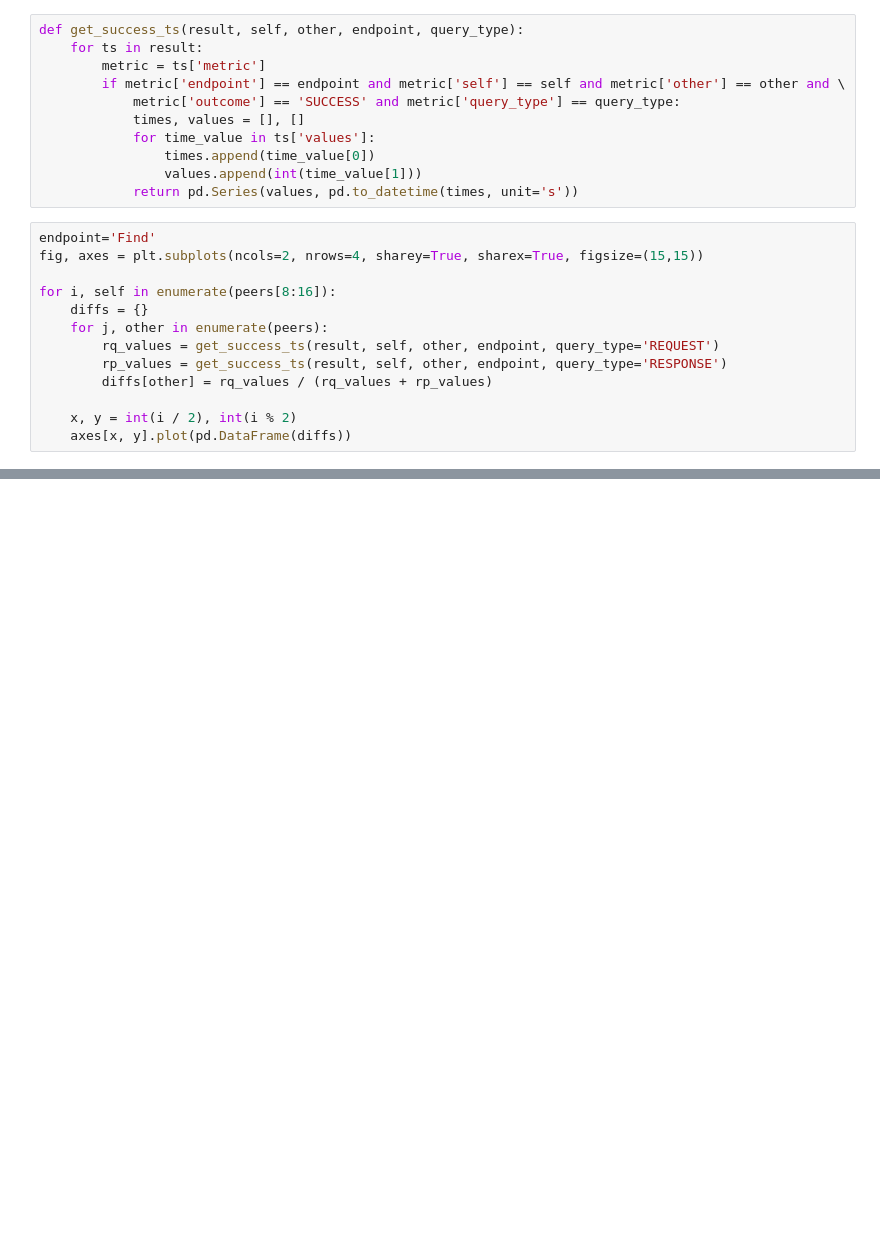
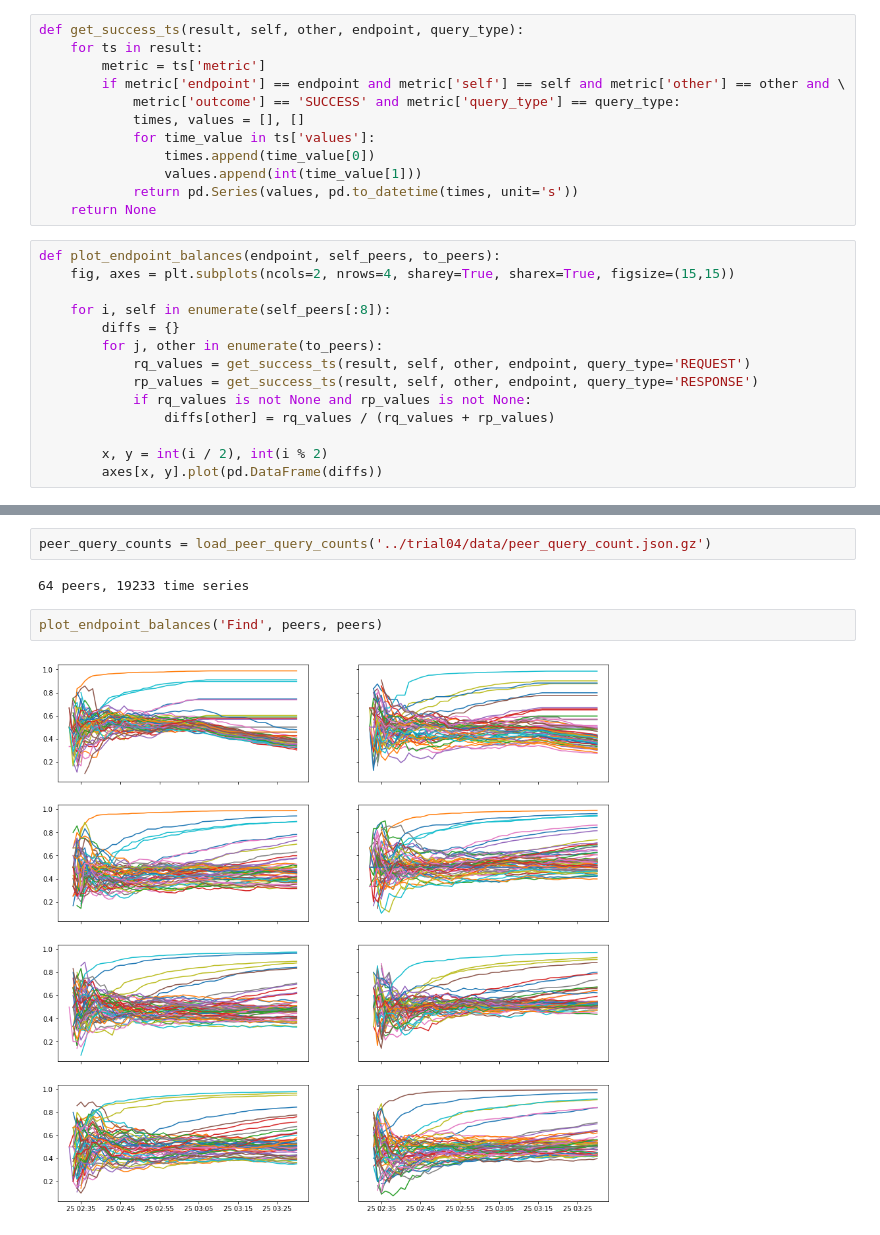
Before and after one commit to drausin/libri-experiments, a Jupyter notebook: experiments/exp02/analysis/Analysis.ipynb, the cells around one changed output, grey strips where cells are left out. Drawn from its saved outputs; the diff is of its cells as text; blank space fills up the shorter version.

Commit message:
add trial 06 & 07 config & data

```diff
--- a/experiments/exp02/analysis/Analysis.ipynb
+++ b/experiments/exp02/analysis/Analysis.ipynb
@@ -20,16 +25,18 @@ def get_success_ts(result, self, other, endpoint, query_type):
                 times.append(time_value[0])
                 values.append(int(time_value[1]))
             return pd.Series(values, pd.to_datetime(times, unit='s'))
+    return None
 # %%
-endpoint='Find'
-fig, axes = plt.subplots(ncols=2, nrows=4, sharey=True, sharex=True, figsize=(15,15))
+def plot_endpoint_balances(endpoint, self_peers, to_peers):
+    fig, axes = plt.subplots(ncols=2, nrows=4, sharey=True, sharex=True, figsize=(15,15))
 
-for i, self in enumerate(peers[8:16]):
-    diffs = {}
-    for j, other in enumerate(peers):
-        rq_values = get_success_ts(result, self, other, endpoint, query_type='REQUEST')
-        rp_values = get_success_ts(result, self, other, endpoint, query_type='RESPONSE')
-        diffs[other] = rq_values / (rq_values + rp_values)
+    for i, self in enumerate(self_peers[:8]):
+        diffs = {}
+        for j, other in enumerate(to_peers):
+            rq_values = get_success_ts(result, self, other, endpoint, query_type='REQUEST')
+            rp_values = get_success_ts(result, self, other, endpoint, query_type='RESPONSE')
+            if rq_values is not None and rp_values is not None:
+                diffs[other] = rq_values / (rq_values + rp_values)
 
-    x, y = int(i / 2), int(i % 2)
-    axes[x, y].plot(pd.DataFrame(diffs))
+        x, y = int(i / 2), int(i % 2)
+        axes[x, y].plot(pd.DataFrame(diffs))
@@ -35,0 +45,8 @@ for i, self in enumerate(peers[8:16]):
+# %%
+peer_query_counts = load_peer_query_counts('../trial04/data/peer_query_count.json.gz')
+# %% [output]
+64 peers, 19233 time series
+# %%
+plot_endpoint_balances('Find', peers, peers)
+# %% [output]
+[figure, added]
```
Also changed, not shown: parts of 18 cells of this notebook, 19 other files.
